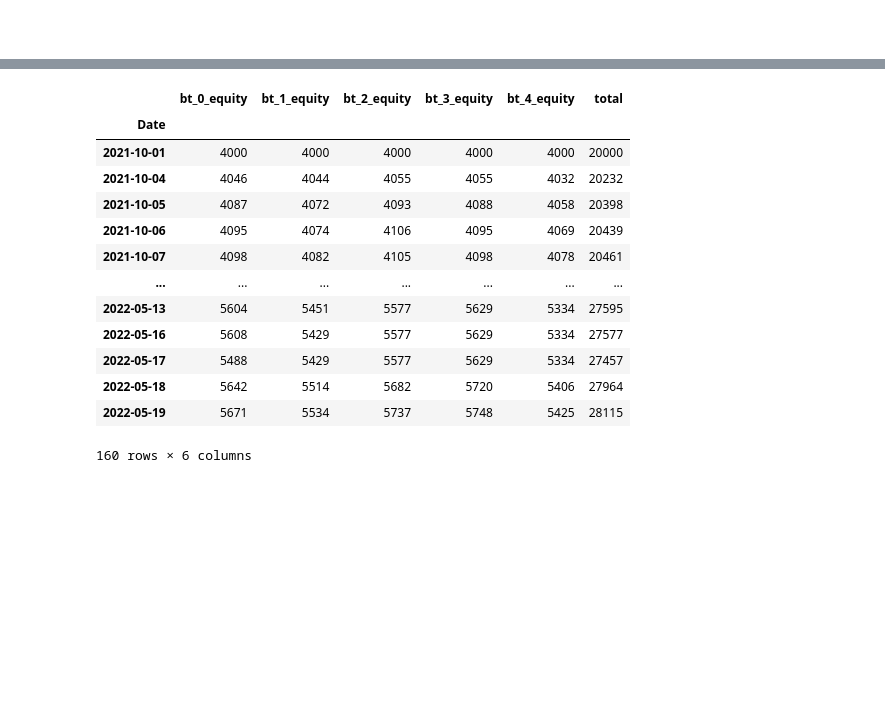
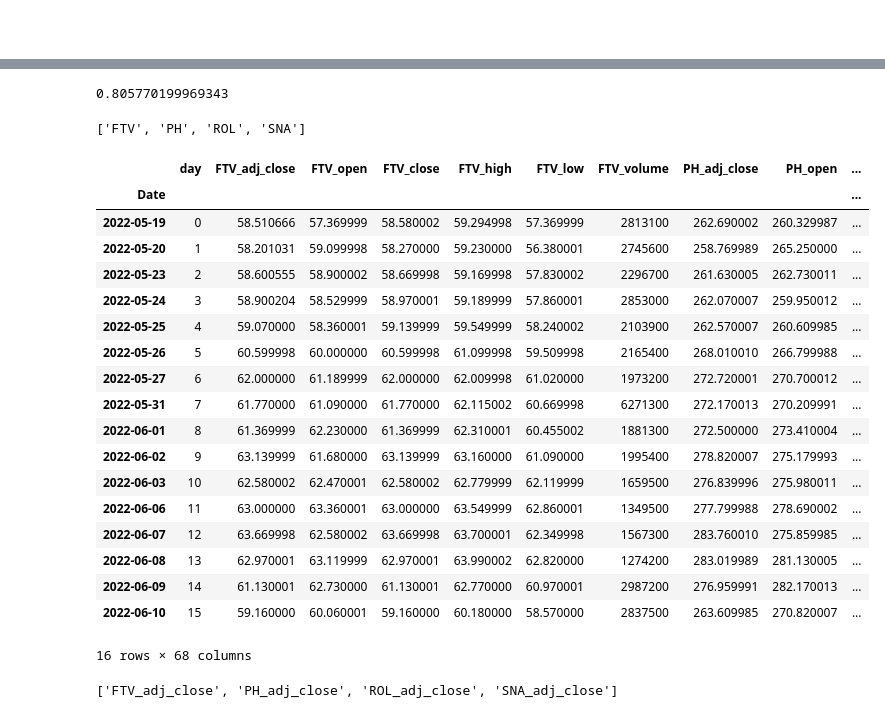
Before and after one commit to biminisurfer/CointegrationStrategyFactory, a Jupyter notebook: CointegrationLiveTester.ipynb, the cells around one changed output, grey strips where cells are left out. Cells and saved outputs as stored; diff of their text form; code cells hidden in the pictures; blank space fills up the shorter version.

```diff
--- a/CointegrationLiveTester.ipynb
+++ b/CointegrationLiveTester.ipynb
@@ -91,17 +101,61 @@ No open orders
-# %%
-lt.is_data
-# %% [output]
-|  | bt_0_equity | bt_1_equity | bt_2_equity | bt_3_equity | bt_4_equity | total |
-| Date |  |  |  |  |  |  |
-| 2021-10-01 | 4000 | 4000 | 4000 | 4000 | 4000 | 20000 |
-| 2021-10-04 | 4046 | 4044 | 4055 | 4055 | 4032 | 20232 |
-| 2021-10-05 | 4087 | 4072 | 4093 | 4088 | 4058 | 20398 |
-| 2021-10-06 | 4095 | 4074 | 4106 | 4095 | 4069 | 20439 |
-| 2021-10-07 | 4098 | 4082 | 4105 | 4098 | 4078 | 20461 |
-| ... | ... | ... | ... | ... | ... | ... |
-| 2022-05-13 | 5604 | 5451 | 5577 | 5629 | 5334 | 27595 |
-| 2022-05-16 | 5608 | 5429 | 5577 | 5629 | 5334 | 27577 |
-| 2022-05-17 | 5488 | 5429 | 5577 | 5629 | 5334 | 27457 |
-| 2022-05-18 | 5642 | 5514 | 5682 | 5720 | 5406 | 27964 |
-| 2022-05-19 | 5671 | 5534 | 5737 | 5748 | 5425 | 28115 |
-160 rows × 6 columns
+# %%
+
+start_equity = lt.os_data['total'][0]
+start_equity
+
+end_equity = lt.os_data['total'][-1]
+end_equity
+
+profit = end_equity - start_equity
+profit
+
+total_return = profit / start_equity
+total_return
+
+total_days = (lt.os_data.iloc[-1].name - lt.os_data.iloc[0].name).days
+total_days
+
+daily_return = total_return / total_days
+daily_return
+
+annualized_return = ((1 + daily_return)**365) - 1
+annualized_return
+# %% [output]
+0.805770199969343
+# %%
+symbols = lt.backtests[0].symbols
+symbols
+# %% [output]
+['FTV', 'PH', 'ROL', 'SNA']
+# %%
+df = lt.backtests[0].model_dataset
+df
+# %% [output]
+|  | day | FTV_adj_close | FTV_open | FTV_close | FTV_high | FTV_low | FTV_volume | PH_adj_close | PH_open | ... |
+| Date |  |  |  |  |  |  |  |  |  | ... |
+| 2022-05-19 | 0 | 58.510666 | 57.369999 | 58.580002 | 59.294998 | 57.369999 | 2813100 | 262.690002 | 260.329987 | ... |
+| 2022-05-20 | 1 | 58.201031 | 59.099998 | 58.270000 | 59.230000 | 56.380001 | 2745600 | 258.769989 | 265.250000 | ... |
+| 2022-05-23 | 2 | 58.600555 | 58.900002 | 58.669998 | 59.169998 | 57.830002 | 2296700 | 261.630005 | 262.730011 | ... |
+| 2022-05-24 | 3 | 58.900204 | 58.529999 | 58.970001 | 59.189999 | 57.860001 | 2853000 | 262.070007 | 259.950012 | ... |
+| 2022-05-25 | 4 | 59.070000 | 58.360001 | 59.139999 | 59.549999 | 58.240002 | 2103900 | 262.570007 | 260.609985 | ... |
+| 2022-05-26 | 5 | 60.599998 | 60.000000 | 60.599998 | 61.099998 | 59.509998 | 2165400 | 268.010010 | 266.799988 | ... |
+| 2022-05-27 | 6 | 62.000000 | 61.189999 | 62.000000 | 62.009998 | 61.020000 | 1973200 | 272.720001 | 270.700012 | ... |
+| 2022-05-31 | 7 | 61.770000 | 61.090000 | 61.770000 | 62.115002 | 60.669998 | 6271300 | 272.170013 | 270.209991 | ... |
+| 2022-06-01 | 8 | 61.369999 | 62.230000 | 61.369999 | 62.310001 | 60.455002 | 1881300 | 272.500000 | 273.410004 | ... |
+| 2022-06-02 | 9 | 63.139999 | 61.680000 | 63.139999 | 63.160000 | 61.090000 | 1995400 | 278.820007 | 275.179993 | ... |
+| 2022-06-03 | 10 | 62.580002 | 62.470001 | 62.580002 | 62.779999 | 62.119999 | 1659500 | 276.839996 | 275.980011 | ... |
+| 2022-06-06 | 11 | 63.000000 | 63.360001 | 63.000000 | 63.549999 | 62.860001 | 1349500 | 277.799988 | 278.690002 | ... |
+| 2022-06-07 | 12 | 63.669998 | 62.580002 | 63.669998 | 63.700001 | 62.349998 | 1567300 | 283.760010 | 275.859985 | ... |
+| 2022-06-08 | 13 | 62.970001 | 63.119999 | 62.970001 | 63.990002 | 62.820000 | 1274200 | 283.019989 | 281.130005 | ... |
+| 2022-06-09 | 14 | 61.130001 | 62.730000 | 61.130001 | 62.770000 | 60.970001 | 2987200 | 276.959991 | 282.170013 | ... |
+| 2022-06-10 | 15 | 59.160000 | 60.060001 | 59.160000 | 60.180000 | 58.570000 | 2837500 | 263.609985 | 270.820007 | ... |
+16 rows × 68 columns
+# %%
+column_names = []
+
+for symbol in symbols:
+    column_names.append(f"{symbol}_adj_close")
+
+column_names
+# %% [output]
+['FTV_adj_close', 'PH_adj_close', 'ROL_adj_close', 'SNA_adj_close']
```
Also changed, not shown: parts of 4 cells of this notebook, 32 other files.
